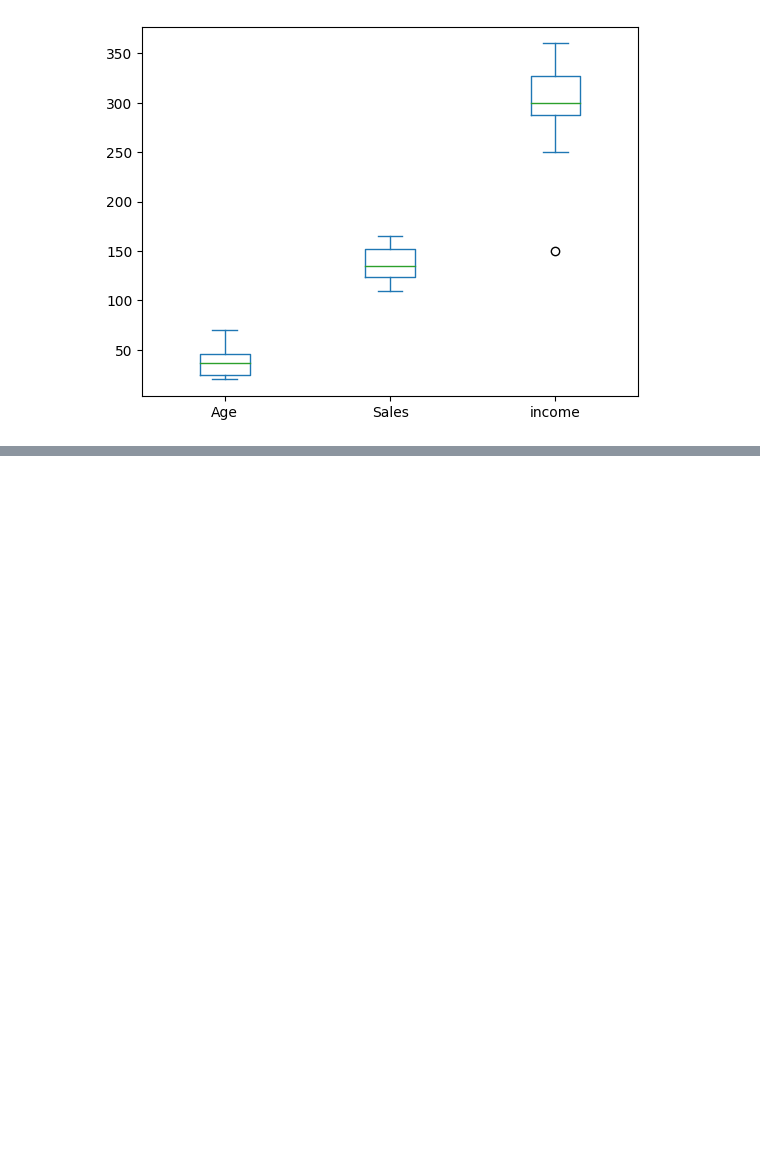
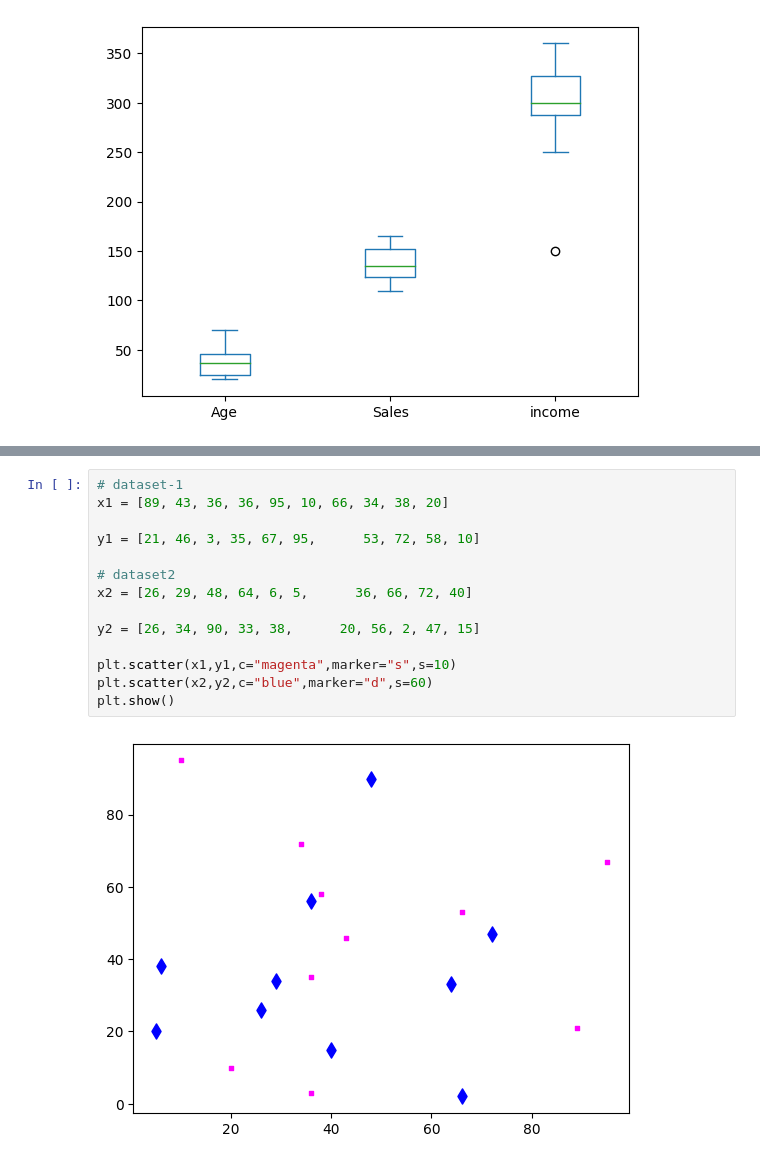
Before and after one commit to Chandrakantsm/demo100, a Jupyter notebook: module3/stat.ipynb, the cells around one changed output, grey strips where cells are left out. Drawn from its saved outputs; the diff is of its cells as text; blank space fills up the shorter version.

```diff
--- a/module3/stat.ipynb
+++ b/module3/stat.ipynb
@@ -112,0 +123,16 @@ plt.show()
+# %%
+# dataset-1
+x1 = [89, 43, 36, 36, 95, 10, 66, 34, 38, 20]
+
+y1 = [21, 46, 3, 35, 67, 95,      53, 72, 58, 10]
+
+# dataset2
+x2 = [26, 29, 48, 64, 6, 5,      36, 66, 72, 40]
+
+y2 = [26, 34, 90, 33, 38,      20, 56, 2, 47, 15]
+
+plt.scatter(x1,y1,c="magenta",marker="s",s=10)
+plt.scatter(x2,y2,c="blue",marker="d",s=60)
+plt.show()
+# %% [output]
+[figure, added]
```
Also changed, not shown: parts of 2 cells of this notebook.
